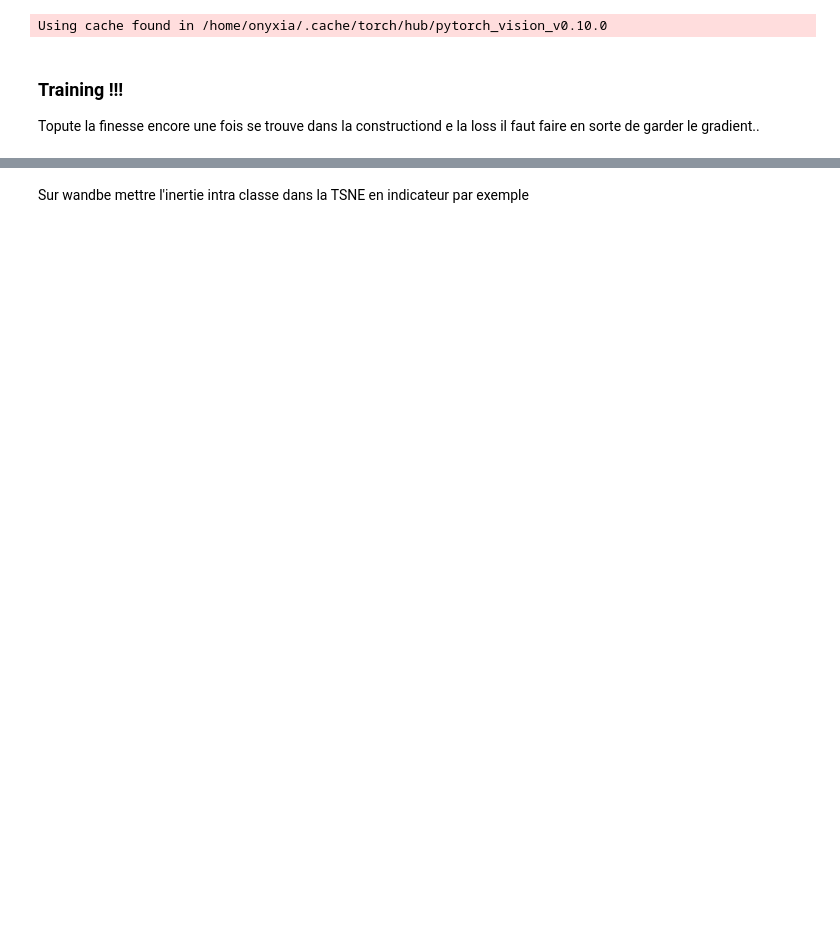
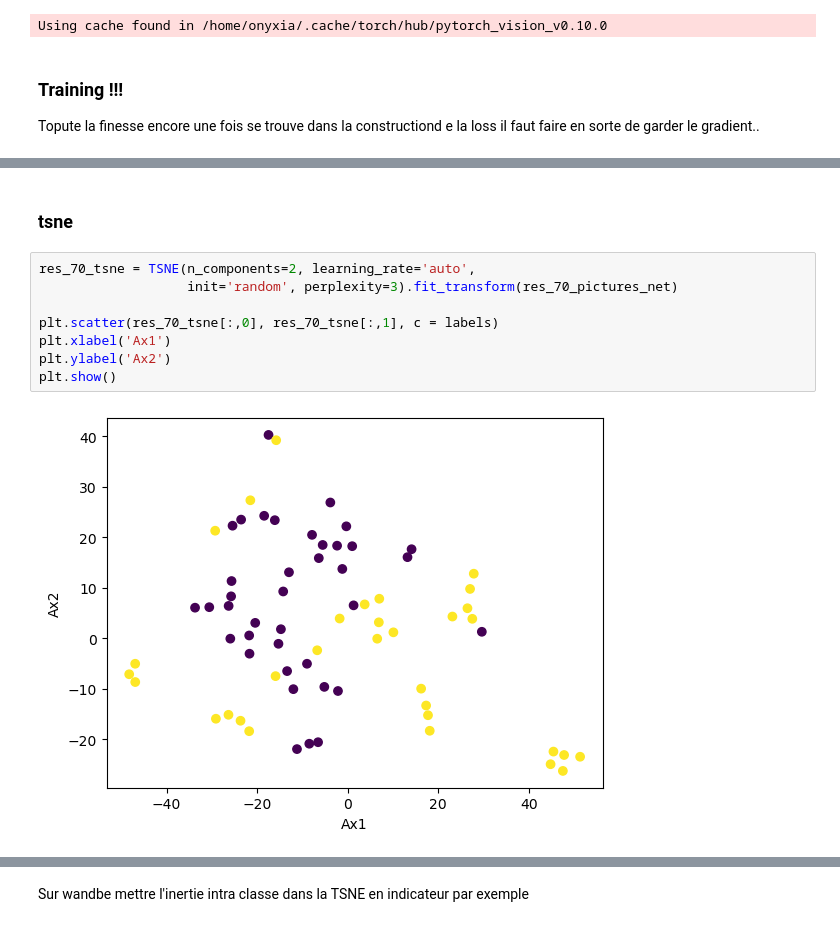
Before and after one commit to InseeFrLab/detection-habitat-spontane, a Jupyter notebook: notebooks/Image_representation.ipynb, the cells around one changed output, grey strips where cells are left out. Drawn from its saved outputs; the diff is of its cells as text; blank space fills up the shorter version.

```diff
--- a/notebooks/Image_representation.ipynb
+++ b/notebooks/Image_representation.ipynb
@@ -288,0 +331,12 @@ Using cache found in /home/onyxia/.cache/torch/hub/pytorch_vision_v0.10.0
+# %% [markdown]
+### tsne
+# %%
+res_70_tsne = TSNE(n_components=2, learning_rate='auto',
+                   init='random', perplexity=3).fit_transform(res_70_pictures_net)
+
+plt.scatter(res_70_tsne[:,0], res_70_tsne[:,1], c = labels)
+plt.xlabel('Ax1')
+plt.ylabel('Ax2')
+plt.show()
+# %% [output]
+[figure, added]
```
Also changed, not shown: parts of 18 cells of this notebook.
